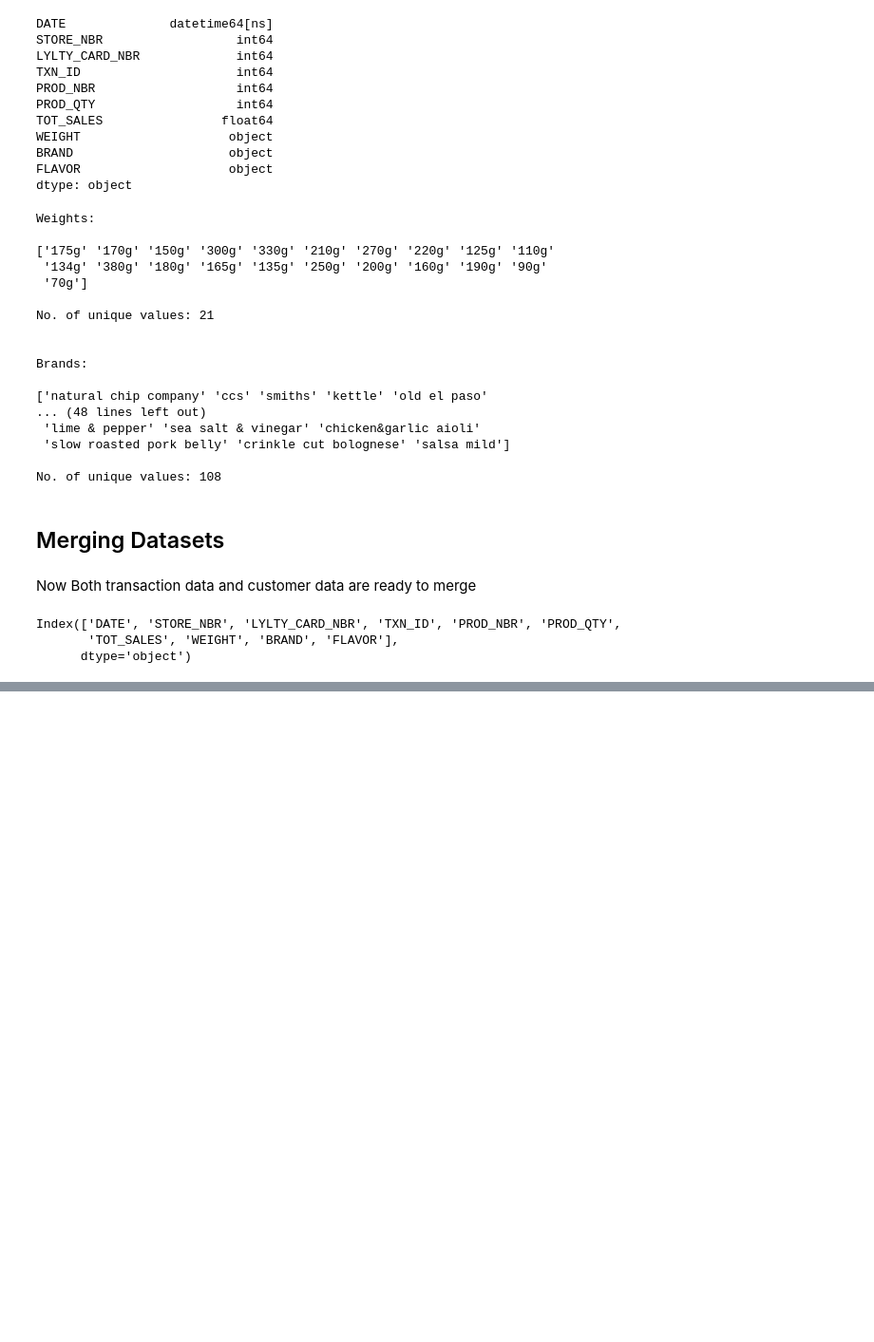
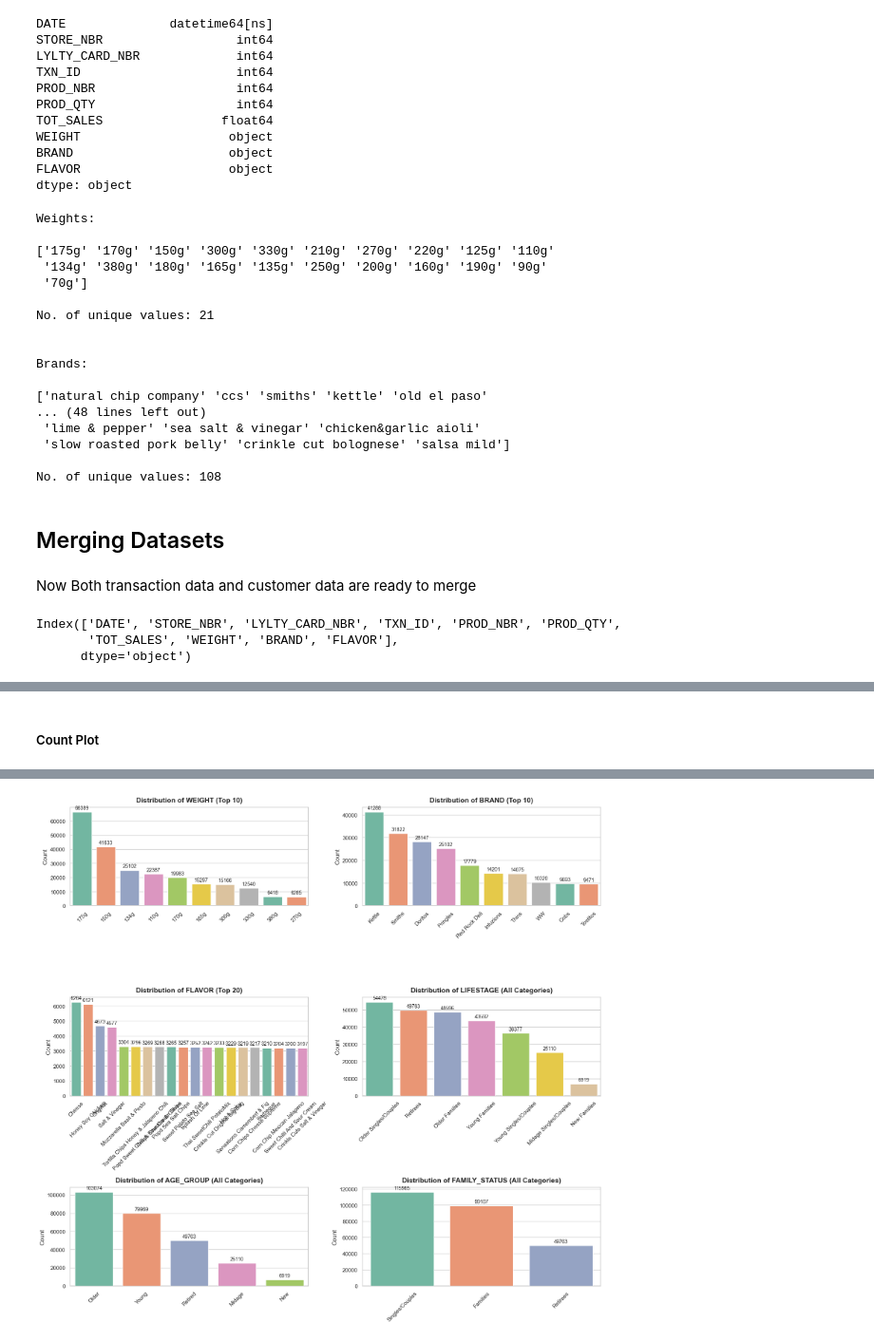
Before and after one commit to Shrashtichouhan14/CustomerSegmentation, a Jupyter notebook: Code/Analysis.ipynb, the cells around one changed output, grey strips where cells are left out. Shown at 95% size. Drawn from its saved outputs; the diff is of its cells as text; code cells hidden in the pictures; blank space fills up the shorter version.

```diff
--- a/Code/Analysis.ipynb
+++ b/Code/Analysis.ipynb
@@ -746,0 +752,2 @@ dtype: int64
+# %%
+merged_df['AGE_GROUP'] = merged_df['AGE_GROUP'].str.capitalize()
@@ -746,0 +867,76 @@ dtype: int64
+# %% [markdown]
+##### Count Plot
+# %%
+import seaborn as sns
+import matplotlib.pyplot as plt
+from matplotlib.patches import FancyBboxPatch
+
+# Set Seaborn style
+sns.set(style="whitegrid")
+
+# Columns to plot
+Columns = ['WEIGHT', 'BRAND', 'FLAVOR', 'LIFESTAGE', 'AGE_GROUP', 'FAMILY_STATUS']
+
+# Top N config (rest will be excluded)
+top_n_per_column = {
+    'WEIGHT': 10,
+    'BRAND': 10,
+    'FLAVOR': 20
+    # Others will show all
+}
+
+# Grid setup
+num_cols = 2
+num_rows = -(-len(Columns) // num_cols)
+fig, axes = plt.subplots(num_rows, num_cols, figsize=(16, num_rows * 5))
+axes = axes.flatten()
+
+# Loop through each column
+for i, col in enumerate(Columns):
+    ax = axes[i]
+
+    # Card background
+    ax.set_facecolor("#f5f5f5")
+    rect = FancyBboxPatch(
+        (0, 0), 1, 1,
+        transform=ax.transAxes,
+        boxstyle="round,pad=0.03",
+        linewidth=1.5,
+        edgecolor="#999999",
+        facecolor="#ffffff",
+        mutation_scale=0.02,
+        zorder=-1,
+    )
+    ax.add_patch(rect)
+
+    # Top N filtering
+    top_n = top_n_per_column.get(col, None)
+    counts = merged_df[col].value_counts()
+
+    if top_n is not None:
+        top_values = counts[:top_n].index
+        filtered_df = merged_df[merged_df[col].isin(top_values)].copy()
+        title = f'Distribution of {col} (Top {top_n})'
+    else:
+        filtered_df = merged_df.copy()
+        title = f'Distribution of {col} (All Categories)'
+
+    # Countplot
+    plot = sns.countplot(data=filtered_df, x=col, ax=ax, palette="Set2", order=filtered_df[col].value_counts().index)
+
+    ax.set_title(title, fontsize=14, fontweight='bold', pad=10)
+    ax.tick_params(axis='x', rotation=45)
+    ax.set_xlabel('')
+    ax.set_ylabel('Count')
+
+    # Bar labels
+    for container in ax.containers:
+        ax.bar_label(container, fmt='%d', label_type='edge', padding=3, fontsize=10)
+
+# Remove extra axes
+for j in range(len(Columns), len(axes)):
+    fig.delaxes(axes[j])
+
+plt.tight_layout()
+plt.show()
+# %% [output]
@@ -746,0 +960 @@ dtype: int64
+[figure, added]
```
Also changed, not shown: parts of 92 cells of this notebook.
